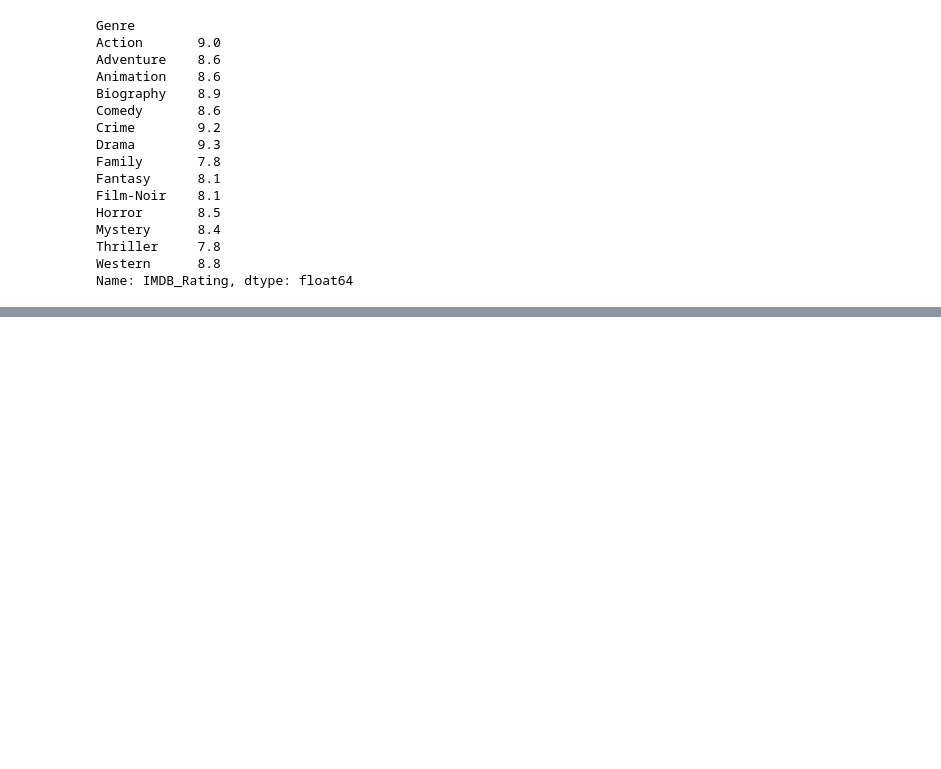
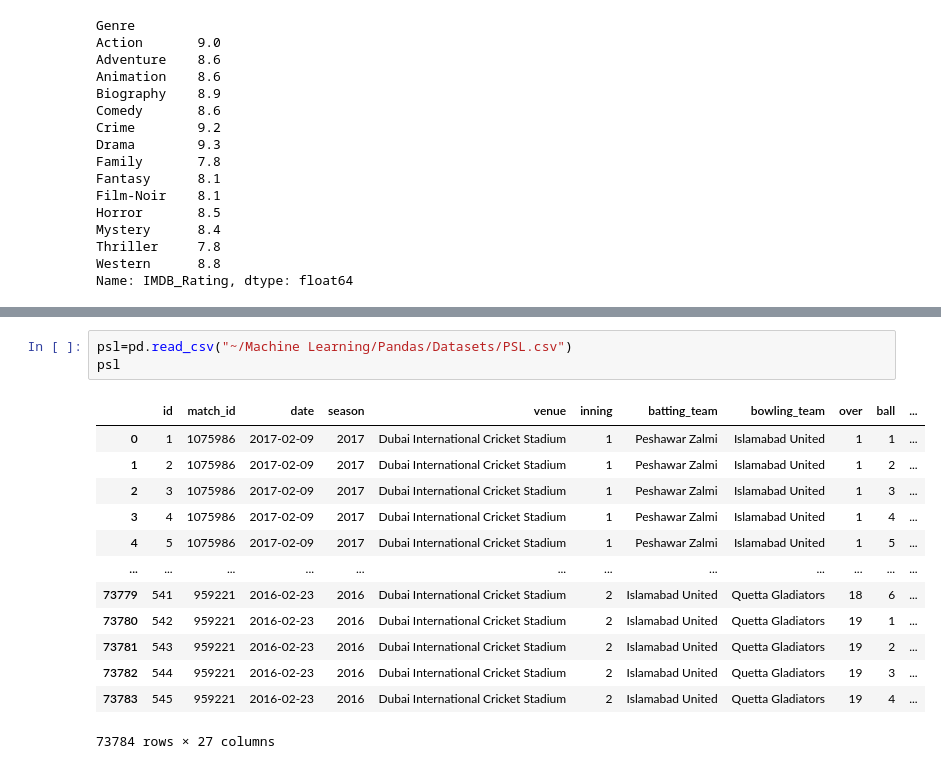
Before and after one commit to AMMARKHALID2004/Pandas, a Jupyter notebook: Pandas Session 4 (GroupBy).ipynb, the cells around one changed output, grey strips where cells are left out. Cells and saved outputs as stored; diff of their text form; blank space fills up the shorter version.

```diff
--- a/Pandas Session 4 (GroupBy).ipynb
+++ b/Pandas Session 4 (GroupBy).ipynb
@@ -403,0 +550,17 @@ Name: IMDB_Rating, dtype: float64
+# %%
+psl=pd.read_csv("~/Machine Learning/Pandas/Datasets/PSL.csv")
+psl
+# %% [output]
+|  | id | match_id | date | season | venue | inning | batting_team | bowling_team | over | ball | ... |
+| 0 | 1 | 1075986 | 2017-02-09 | 2017 | Dubai International Cricket Stadium | 1 | Peshawar Zalmi | Islamabad United | 1 | 1 | ... |
+| 1 | 2 | 1075986 | 2017-02-09 | 2017 | Dubai International Cricket Stadium | 1 | Peshawar Zalmi | Islamabad United | 1 | 2 | ... |
+| 2 | 3 | 1075986 | 2017-02-09 | 2017 | Dubai International Cricket Stadium | 1 | Peshawar Zalmi | Islamabad United | 1 | 3 | ... |
+| 3 | 4 | 1075986 | 2017-02-09 | 2017 | Dubai International Cricket Stadium | 1 | Peshawar Zalmi | Islamabad United | 1 | 4 | ... |
+| 4 | 5 | 1075986 | 2017-02-09 | 2017 | Dubai International Cricket Stadium | 1 | Peshawar Zalmi | Islamabad United | 1 | 5 | ... |
+| ... | ... | ... | ... | ... | ... | ... | ... | ... | ... | ... | ... |
+| 73779 | 541 | 959221 | 2016-02-23 | 2016 | Dubai International Cricket Stadium | 2 | Islamabad United | Quetta Gladiators | 18 | 6 | ... |
+| 73780 | 542 | 959221 | 2016-02-23 | 2016 | Dubai International Cricket Stadium | 2 | Islamabad United | Quetta Gladiators | 19 | 1 | ... |
+| 73781 | 543 | 959221 | 2016-02-23 | 2016 | Dubai International Cricket Stadium | 2 | Islamabad United | Quetta Gladiators | 19 | 2 | ... |
+| 73782 | 544 | 959221 | 2016-02-23 | 2016 | Dubai International Cricket Stadium | 2 | Islamabad United | Quetta Gladiators | 19 | 3 | ... |
+| 73783 | 545 | 959221 | 2016-02-23 | 2016 | Dubai International Cricket Stadium | 2 | Islamabad United | Quetta Gladiators | 19 | 4 | ... |
+73784 rows × 27 columns
```
Also changed, not shown: parts of 19 cells of this notebook, 6 other files.
